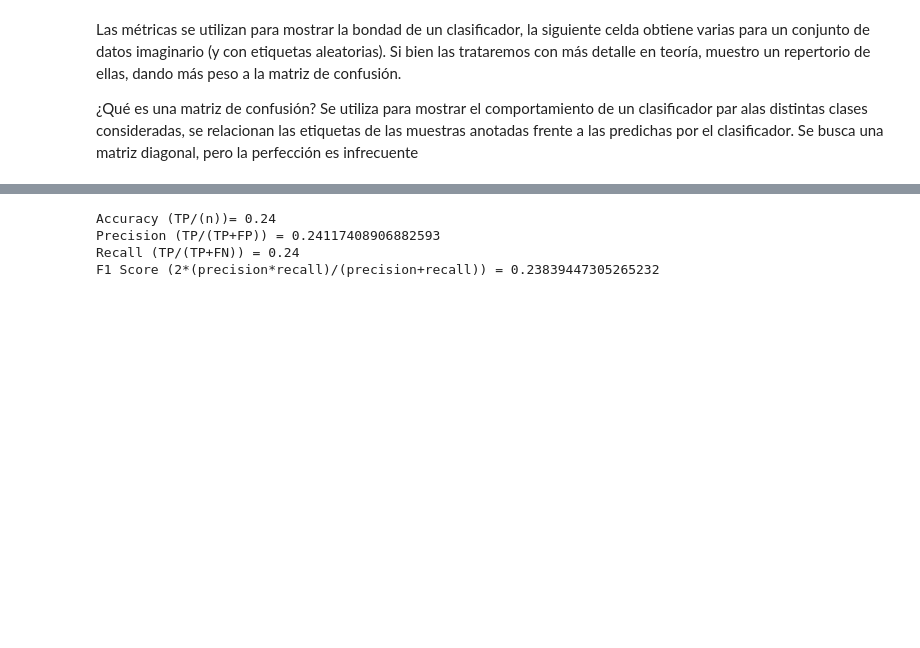
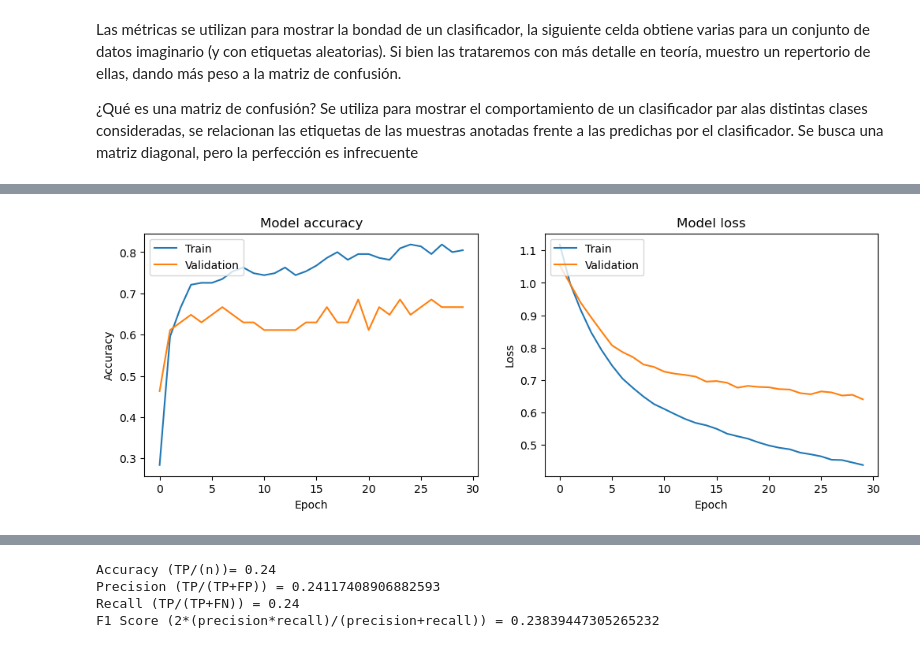
Before and after one commit to VC-ulpgc-JRP-y-SGR/p3-vc, a Jupyter notebook: VC_P3.ipynb, the cells around one changed output, grey strips where cells are left out. Drawn from its saved outputs; the diff is of its cells as text; code cells hidden in the pictures; blank space fills up the shorter version.

```diff
--- a/VC_P3.ipynb
+++ b/VC_P3.ipynb
@@ -685,0 +707,86 @@ class Classifier:
+# %%
+import pandas as pd
+import numpy as np
+from sklearn.model_selection import train_test_split
+from sklearn.preprocessing import StandardScaler
+from keras.models import Sequential
+from keras.layers import Dense
+from keras.utils import to_categorical
+import matplotlib.pyplot as plt
+import seaborn as sns
+from sklearn.metrics import classification_report, confusion_matrix
+
+# Load the data from the CSV file
+data = pd.read_csv("data.csv")
+
+# Extract features and labels
+X = data.drop(columns=["label"])
+y = data["label"]
+
+# Convert labels to one-hot encoded format
+y = to_categorical(y, num_classes=3)  # Assuming you have 3 categories
+print(y)
+
+# Split the data into training and testing sets
+X_train, X_test, y_train, y_test = train_test_split(X, y, test_size=0.2, random_state=42)
+
+# Standardize the features (optional but often recommended)
+scaler = StandardScaler()
+X_train = scaler.fit_transform(X_train)
+X_test = scaler.transform(X_test)
+
+# Define the Keras model for multi-class classification
+model = Sequential()
+model.add(Dense(64, input_dim=X_train.shape[1], activation='relu'))
+model.add(Dense(32, activation='relu'))
+model.add(Dense(3, activation='softmax'))  # Use softmax for multi-class problems with 3 categories
+
+# Compile the model
+model.compile(loss='categorical_crossentropy', optimizer='adam', metrics=['accuracy'])
+
+# Train the model
+h = model.fit(X_train, y_train, epochs=30, batch_size=10, validation_data=(X_test, y_test))
+
+# Evaluate the model
+loss, accuracy = model.evaluate(X_test, y_test)
+print(f"Test Loss: {loss}, Test Accuracy: {accuracy}")
+
+# Save the model to a file
+model.save("multi_class_model.h5")
+
+# Plot training and validation accuracy and loss
+plt.figure(figsize=(12, 4))
+plt.subplot(1, 2, 1)
+plt.plot(h.history['accuracy'])
+plt.plot(h.history['val_accuracy'])
+plt.title('Model accuracy')
+plt.ylabel('Accuracy')
+plt.xlabel('Epoch')
+plt.legend(['Train', 'Validation'], loc='upper left')
+
+plt.subplot(1, 2, 2)
+plt.plot(h.history['loss'])
+plt.plot(h.history['val_loss'])
+plt.title('Model loss')
+plt.ylabel('Loss')
+plt.xlabel('Epoch')
+plt.legend(['Train', 'Validation'], loc='upper left')
+plt.show()
+
+# Generate predictions and create confusion matrix
+y_pred = model.predict(X_test)
+y_pred_classes = np.argmax(y_pred, axis=1)
+y_true = np.argmax(y_test, axis=1)
+
+# Calculate and display the confusion matrix
+cf_matrix = confusion_matrix(y_true, y_pred_classes)
+sns.heatmap(cf_matrix, annot=True, fmt="d", cmap="Blues")
+plt.title('Confusion Matrix')
+plt.xlabel('Predicted')
+plt.ylabel('True')
+plt.show()
+
+# Generate and display the classification report
+report = classification_report(y_true, y_pred_classes, digits=4)
+print(report)
+# %% [output]
@@ -685,0 +827 @@ class Classifier:
+[figure, added]
```
Also changed, not shown: parts of 15 cells of this notebook, 2 other files.
